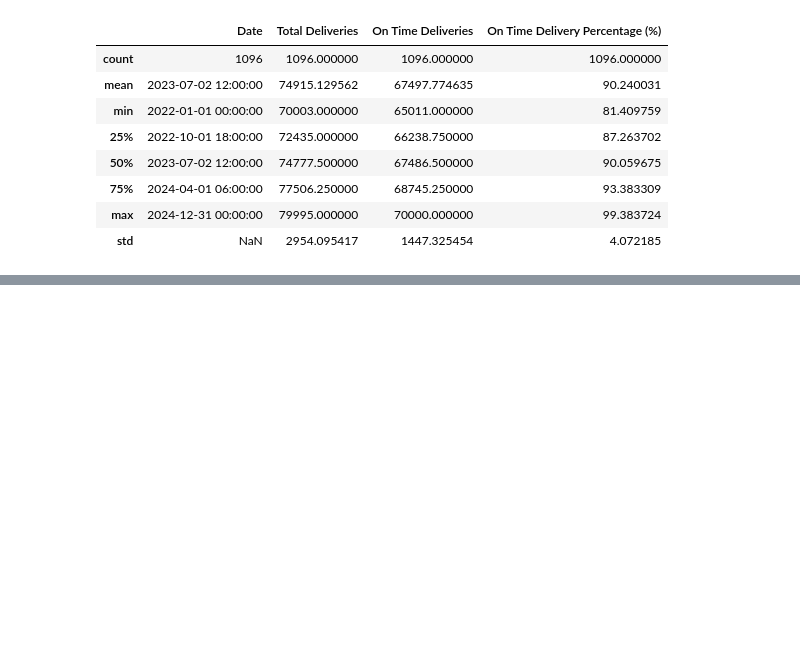
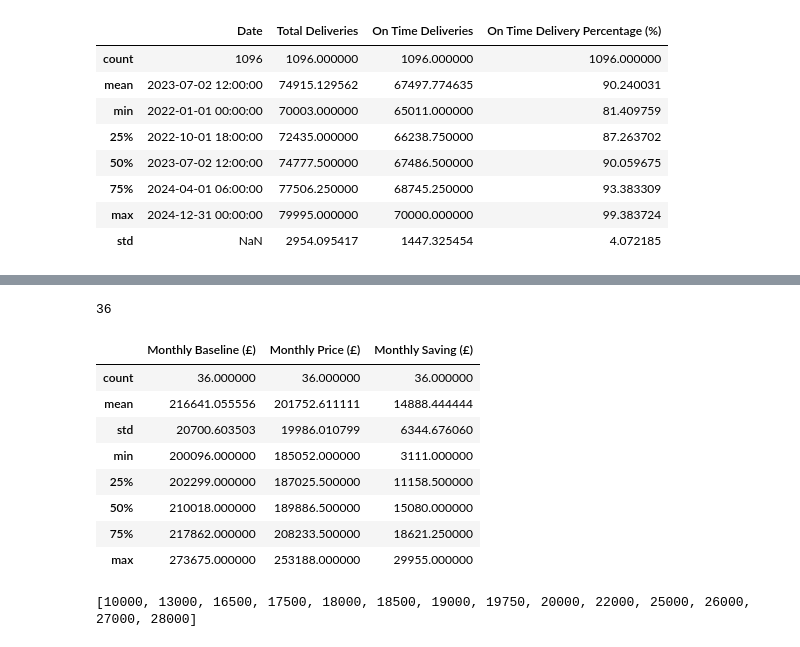
Before and after one commit to Dylan-Butterfield/Data_Analytics_Dashboards, a Jupyter notebook: Data_Creation_For_Dashboards.ipynb, the cells around one changed output, grey strips where cells are left out. Cells and saved outputs as stored; diff of their text form; code cells hidden in the pictures; blank space fills up the shorter version.

```diff
--- a/Data_Creation_For_Dashboards.ipynb
+++ b/Data_Creation_For_Dashboards.ipynb
@@ -584,0 +699,33 @@ df_delivery.describe()
+# %%
+print(len(date_range))
+
+df_saving.describe()
+# %% [output]
+36
+|  | Monthly Baseline (£) | Monthly Price (£) | Monthly Saving (£) |
+| count | 36.000000 | 36.000000 | 36.000000 |
+| mean | 216641.055556 | 201752.611111 | 14888.444444 |
+| std | 20700.603503 | 19986.010799 | 6344.676060 |
+| min | 200096.000000 | 185052.000000 | 3111.000000 |
+| 25% | 202299.000000 | 187025.500000 | 11158.500000 |
+| 50% | 210018.000000 | 189886.500000 | 15080.000000 |
+| 75% | 217862.000000 | 208233.500000 | 18621.250000 |
+| max | 273675.000000 | 253188.000000 | 29955.000000 |
+# %%
+saving_target = [10000, 13000, 16500, 17500, 18000, 18500, 19000, 19750, 20000, 22000, 25000, 26000]
+
+saving_year2023 = []
+saving_year2024 = []
+
+for j in range(12):
+    targets = saving_target[j] + 1000
+    targets2 = saving_target[j] + 2000
+    saving_year2023.append(targets)
+    saving_year2024.append(targets2)
+
+saving_target.append(targets)
+saving_target.append(targets2)
+
+print(saving_target)
+# %% [output]
+[10000, 13000, 16500, 17500, 18000, 18500, 19000, 19750, 20000, 22000, 25000, 26000, 27000, 28000]
```
Also changed, not shown: parts of 4 cells of this notebook, 3 other files.
